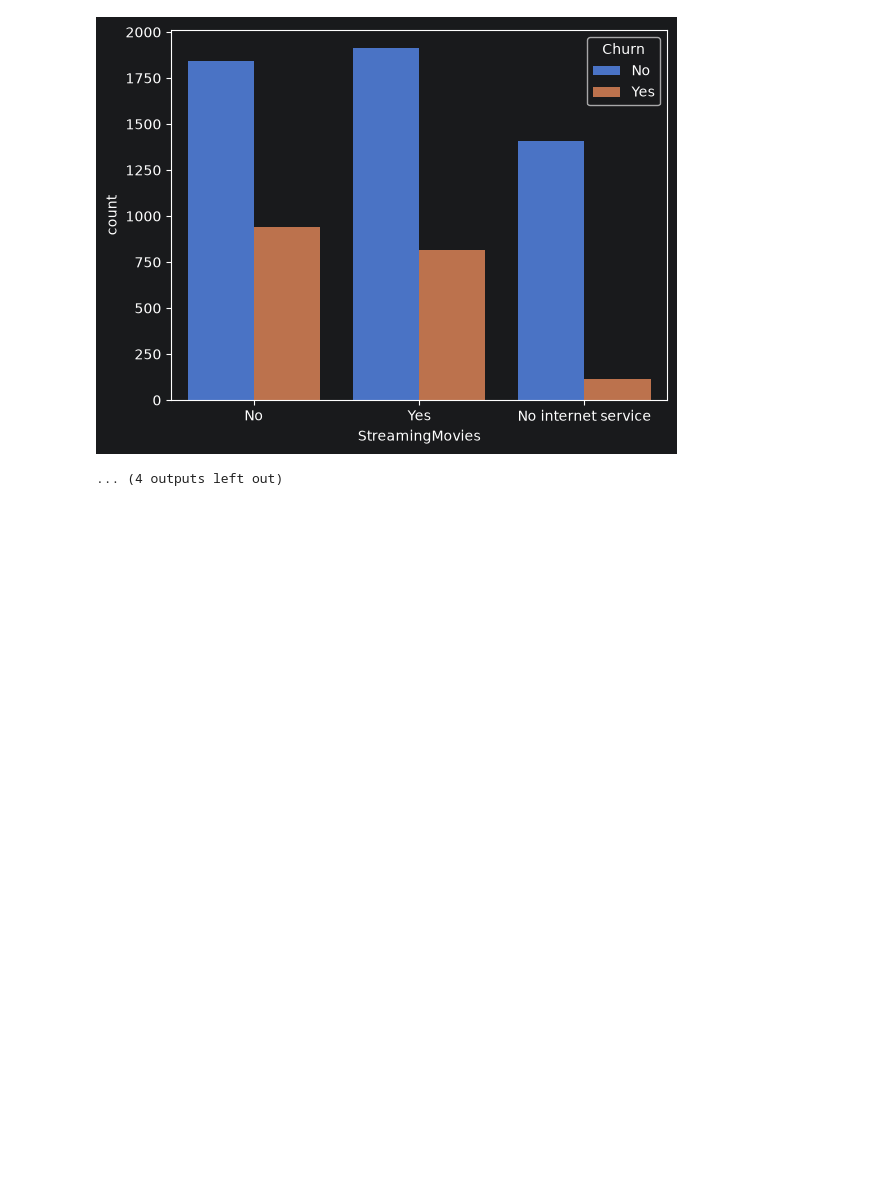
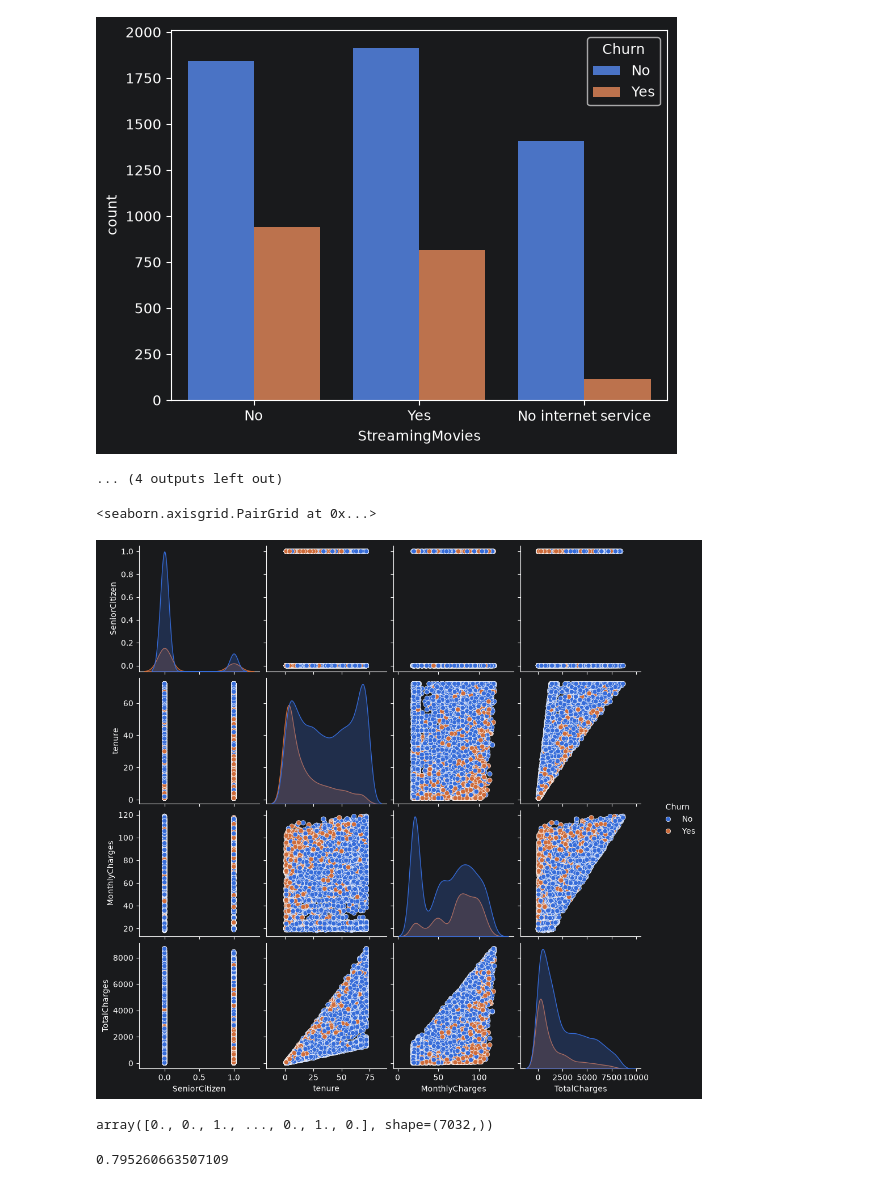
Before and after one commit to BreinerNavarro/IA_II, a Jupyter notebook: Corte_II/regresion_logistica.ipynb, the cells around one changed output. Drawn from its saved outputs; the diff is of its cells as text; code cells hidden in the pictures; blank space fills up the shorter version.

```diff
--- a/Corte_II/regresion_logistica.ipynb
+++ b/Corte_II/regresion_logistica.ipynb
@@ -319,3 +322,14 @@ for columna in columnas_categoricas:
 [figure]
 [figure]
 ... (4 outputs left out)
+# %%
+# Variables numericas
+sns.pairplot(data=data, hue="Churn")
+# %% [output]
+<seaborn.axisgrid.PairGrid at 0x...>
+[figure, added]
+# %%
+x = data_scaler.drop("Churn", axis = 1)
+y = data_scaler["Churn"].values
+# %% [output]
+array([0., 0., 1., ..., 0., 1., 0.], shape=(7032,))
@@ -321,0 +343,7 @@ for columna in columnas_categoricas:
+# %%
+from sklearn import metrics
+predections = model.predict(x_test)
+accuracy = metrics.accuracy_score(y_test, predections) # exactitud
+print(accuracy)
+# %% [output]
+0.795260663507109
```
Also changed, not shown: parts of 15 cells of this notebook, 2 other files.
